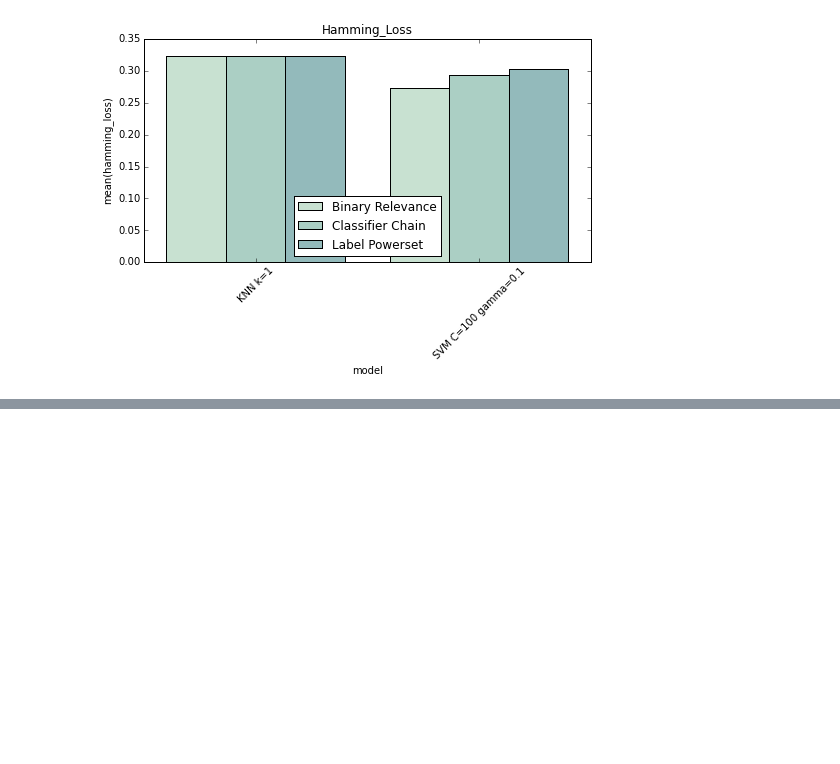
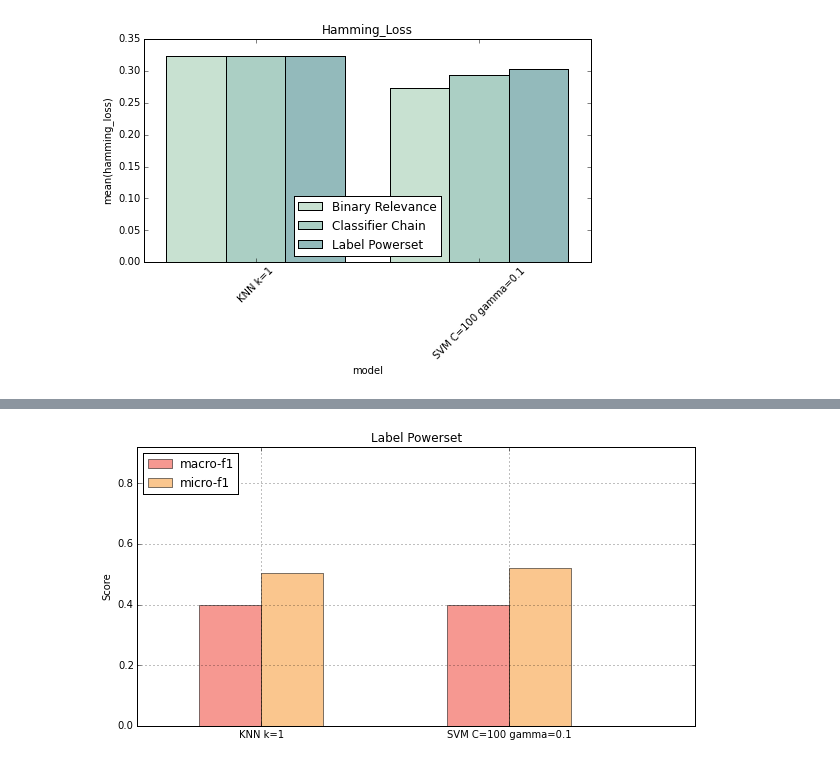
Before and after one commit to chrystalchan-academic/movie_project, a Jupyter notebook: python_notebook/Milestone3_preidct_multilabel_final.ipynb, the cells around one changed output, grey strips where cells are left out. Saved outputs shown, nothing was run; the diff lists cells and outputs as text; code cells hidden in the pictures; blank space fills up the shorter version.

```diff
--- a/python_notebook/Milestone3_preidct_multilabel_final.ipynb
+++ b/python_notebook/Milestone3_preidct_multilabel_final.ipynb
@@ -685,3 +693,7 @@ plt.show()
+# %%
+plot_comparison('Label Powerset', 'macro-f1','micro-f1')
+# %% [output]
+[figure, added]
 # %% [markdown]
 # Results and Discussion
 
```
Also changed, not shown: parts of 9 cells of this notebook.
